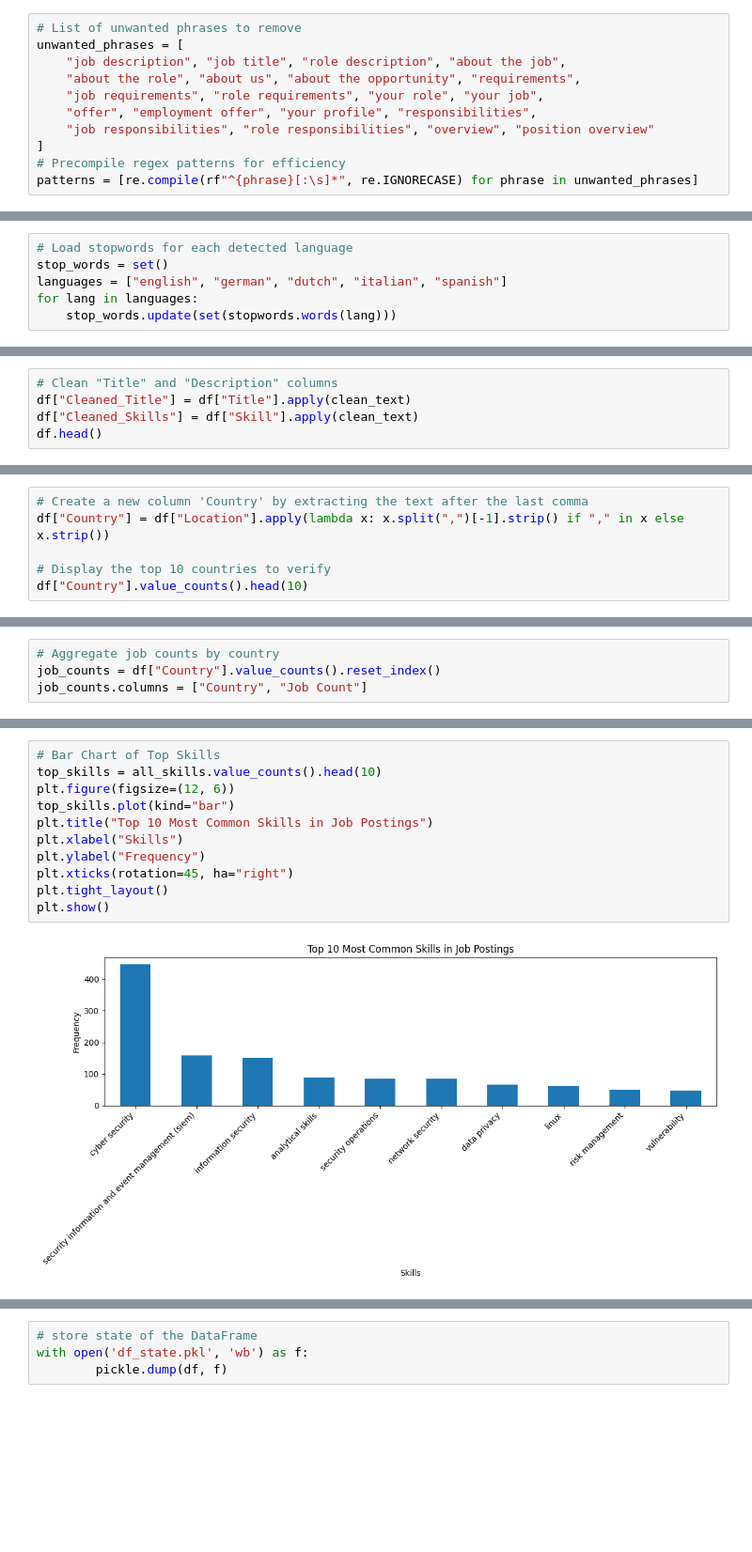
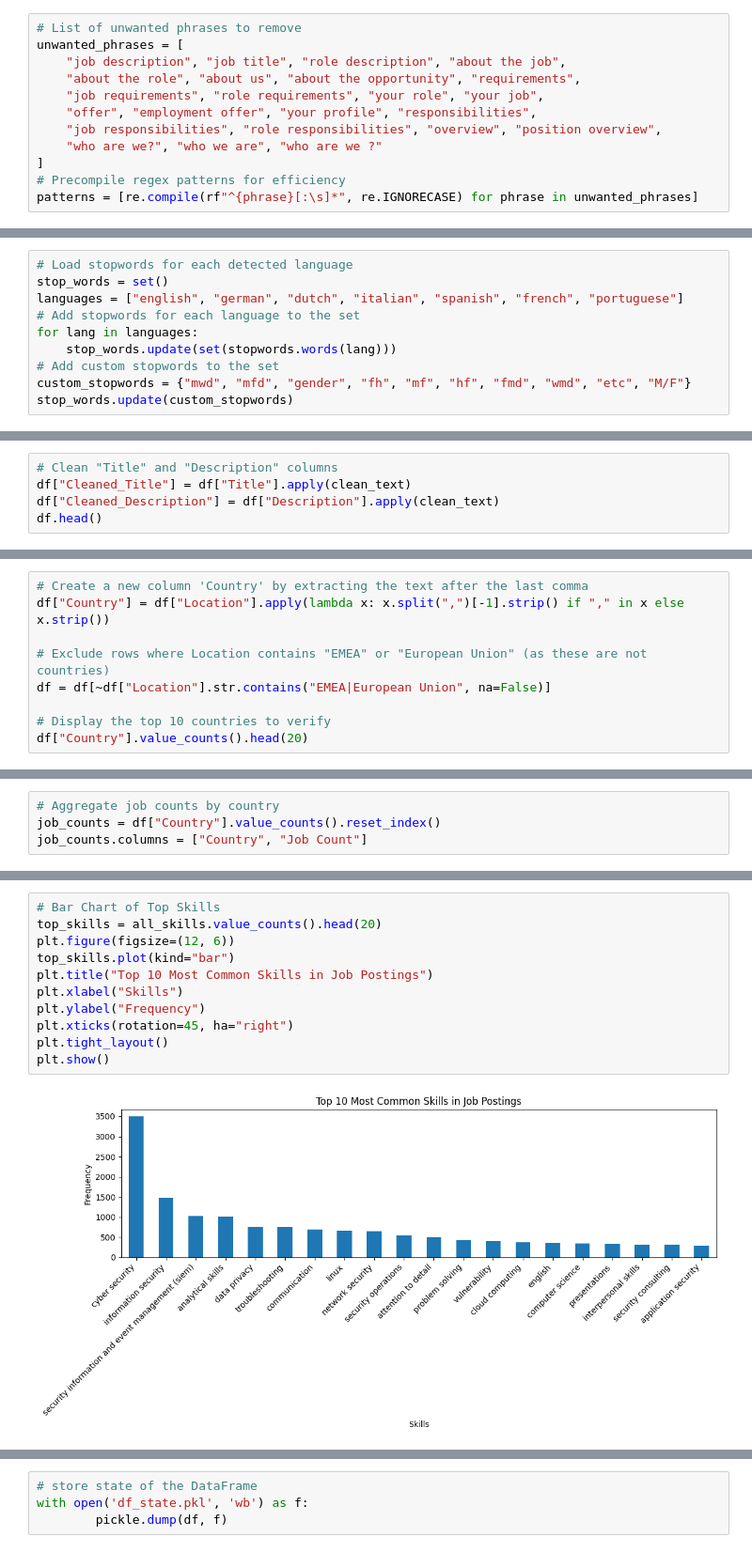
Before and after one commit to paulinaeb/ds-lab-pr, a Jupyter notebook: main.ipynb, the cells around one changed output, grey strips where cells are left out. Shown at 94% size. Cells and saved outputs as stored; diff of their text form; blank space fills up the shorter version.

```diff
--- a/main.ipynb
+++ b/main.ipynb
@@ -346,7 +152,8 @@ unwanted_phrases = [
     "about the role", "about us", "about the opportunity", "requirements",
     "job requirements", "role requirements", "your role", "your job",
     "offer", "employment offer", "your profile", "responsibilities",
-    "job responsibilities", "role responsibilities", "overview", "position overview"
+    "job responsibilities", "role responsibilities", "overview", "position overview",
+    "who are we?", "who we are", "who are we ?"
 ]
 # Precompile regex patterns for efficiency
 patterns = [re.compile(rf"^{phrase}[:\s]*", re.IGNORECASE) for phrase in unwanted_phrases]
@@ -392,6 +191,10 @@ True
 # %%
 # Load stopwords for each detected language
 stop_words = set()
-languages = ["english", "german", "dutch", "italian", "spanish"]
+languages = ["english", "german", "dutch", "italian", "spanish", "french", "portuguese"]
+# Add stopwords for each language to the set
 for lang in languages:
     stop_words.update(set(stopwords.words(lang)))
+# Add custom stopwords to the set
+custom_stopwords = {"mwd", "mfd", "gender", "fh", "mf", "hf", "fmd", "wmd", "etc", "M/F"}
+stop_words.update(custom_stopwords)
@@ -411,7 +213,7 @@ def clean_text(text):
 # %%
 # Clean "Title" and "Description" columns
 df["Cleaned_Title"] = df["Title"].apply(clean_text)
-df["Cleaned_Skills"] = df["Skill"].apply(clean_text)
+df["Cleaned_Description"] = df["Description"].apply(clean_text)
 df.head()
 # %% [output]
 |  | Title | Description | Primary Description | Detail URL | Location | Skill | Poster Id | Company Name | ... |
@@ -471,7 +283,10 @@ plt.show()
 # Create a new column 'Country' by extracting the text after the last comma
 df["Country"] = df["Location"].apply(lambda x: x.split(",")[-1].strip() if "," in x else x.strip())
 
+# Exclude rows where Location contains "EMEA" or "European Union" (as these are not countries)
+df = df[~df["Location"].str.contains("EMEA|European Union", na=False)]
+
 # Display the top 10 countries to verify
-df["Country"].value_counts().head(10)
+df["Country"].value_counts().head(20)
 # %% [output]
 Country
@@ -626,13 +452,13 @@ Name: count, dtype: int64
 # %%
 # Bar Chart of Top Skills
-top_skills = all_skills.value_counts().head(10)
+top_skills = all_skills.value_counts().head(20)
 plt.figure(figsize=(12, 6))
 top_skills.plot(kind="bar")
 plt.title("Top 10 Most Common Skills in Job Postings")
 plt.xlabel("Skills")
 plt.ylabel("Frequency")
 plt.xticks(rotation=45, ha="right")
 plt.tight_layout()
 plt.show()
 # %% [output]
-[figure, old version]
+[figure, new version]
```
Also changed, not shown: parts of 77 cells of this notebook.
